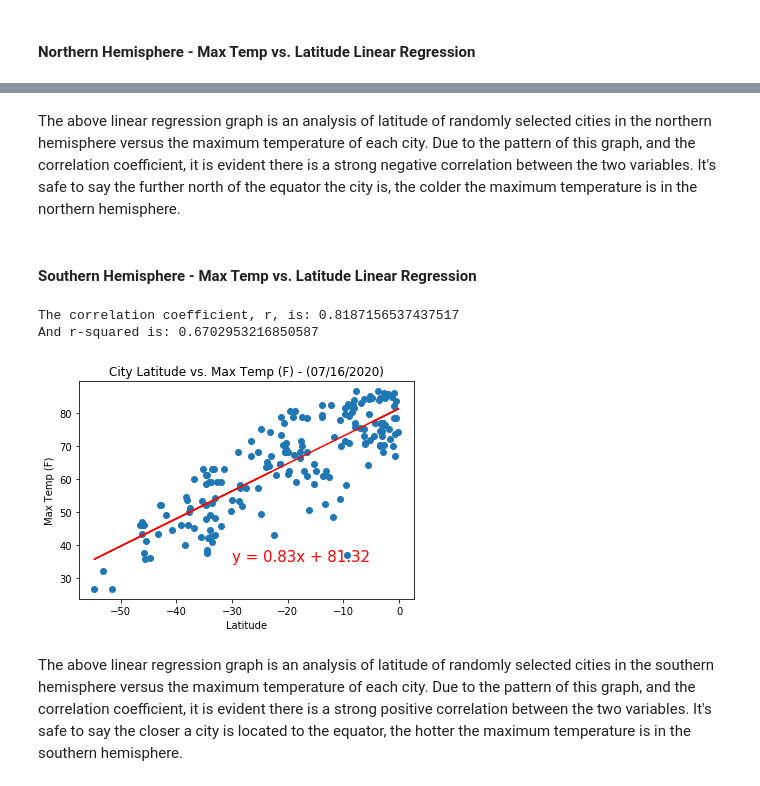
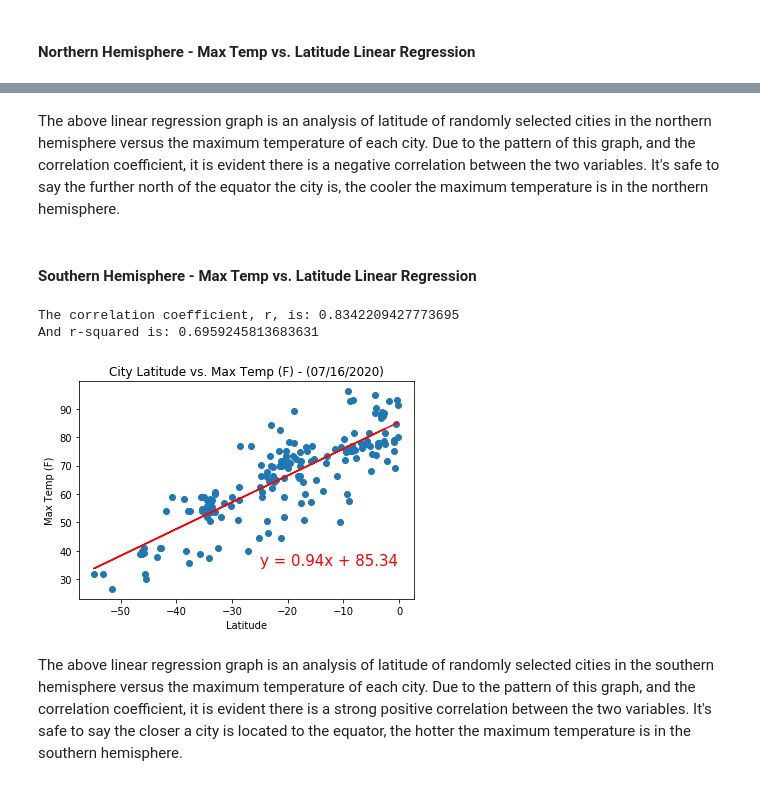
Before and after one commit to AnuinChicago/python-api-challenge, a Jupyter notebook: WeatherPy/WeatherPy.ipynb, the cells around one changed output, grey strips where cells are left out. Drawn from its saved outputs; the diff is of its cells as text; code cells hidden in the pictures.

```diff
--- a/WeatherPy/WeatherPy.ipynb
+++ b/WeatherPy/WeatherPy.ipynb
@@ -315,16 +319,16 @@ And r-squared is: 0.52384238440874
 # %% [markdown]
-The above linear regression graph is an analysis of latitude of randomly selected cities in the northern hemisphere versus the maximum temperature of each city. Due to the pattern of this graph, and the correlation coefficient, it is evident there is a strong negative correlation between the two variables. It's safe to say the further north of the equator the city is, the colder the maximum temperature is in the northern hemisphere.
+The above linear regression graph is an analysis of latitude of randomly selected cities in the northern hemisphere versus the maximum temperature of each city. Due to the pattern of this graph, and the correlation coefficient, it is evident there is a negative correlation between the two variables. It's safe to say the further north of the equator the city is, the cooler the maximum temperature is in the northern hemisphere.
 # %% [markdown]
 ####  Southern Hemisphere - Max Temp vs. Latitude Linear Regression
 # %%
 #Latitude vs. Max Temp Linear Regression - Southern hemisphere
-params = (-30,35)
+params = (-25,35)
 lin_reg(south_df['Max Temp (F)'], x = south_df['Lat'])
 plt.savefig('output_data/SouthLatTempLinReg.png')
 # %% [output]
-The correlation coefficient, r, is: 0.8187156537437517
-And r-squared is: 0.6702953216850587
+The correlation coefficient, r, is: 0.8342209427773695
+And r-squared is: 0.6959245813683631
-[figure, old version]
+[figure, new version]
 # %% [markdown]
 The above linear regression graph is an analysis of latitude of randomly selected cities in the southern hemisphere versus the maximum temperature of each city. Due to the pattern of this graph, and the correlation coefficient, it is evident there is a strong positive correlation between the two variables. It's safe to say the closer a city is located to the equator, the hotter the maximum temperature is in the southern hemisphere.
 # %% [markdown]
```
Also changed, not shown: parts of 24 cells of this notebook, 15 other files.
